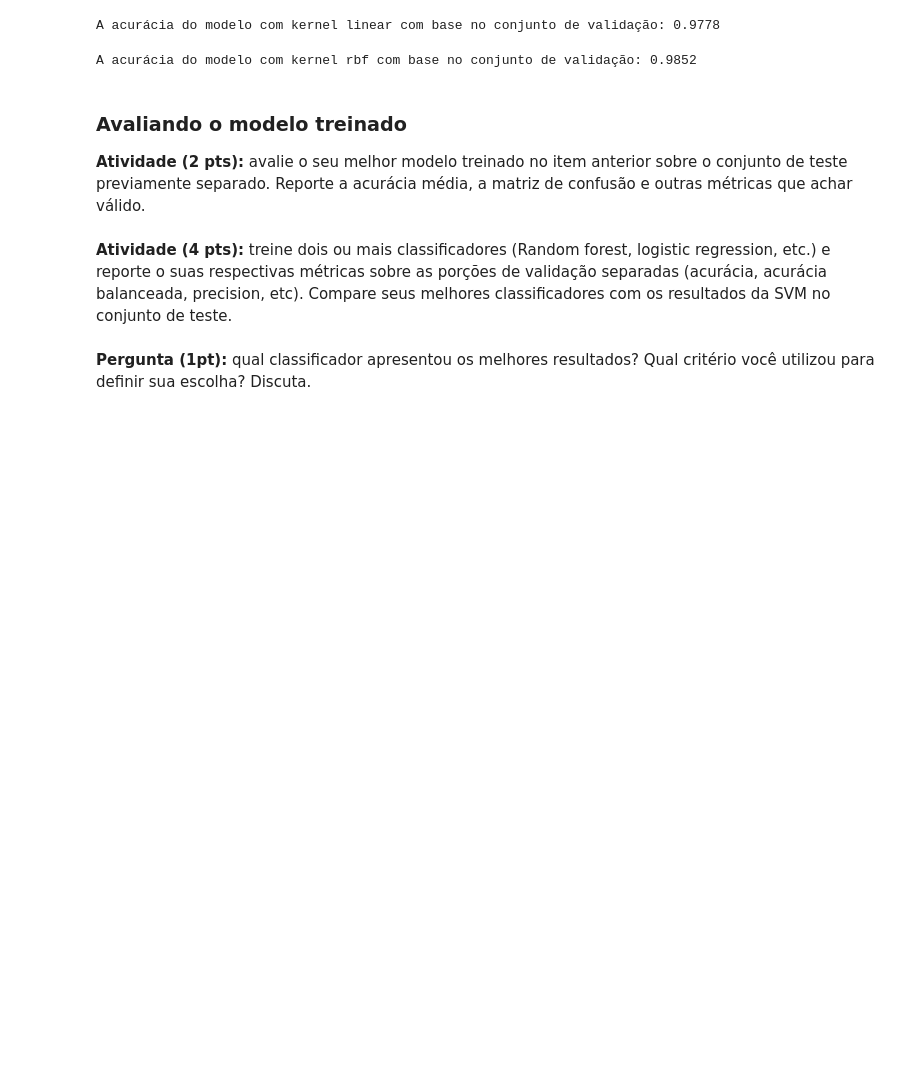
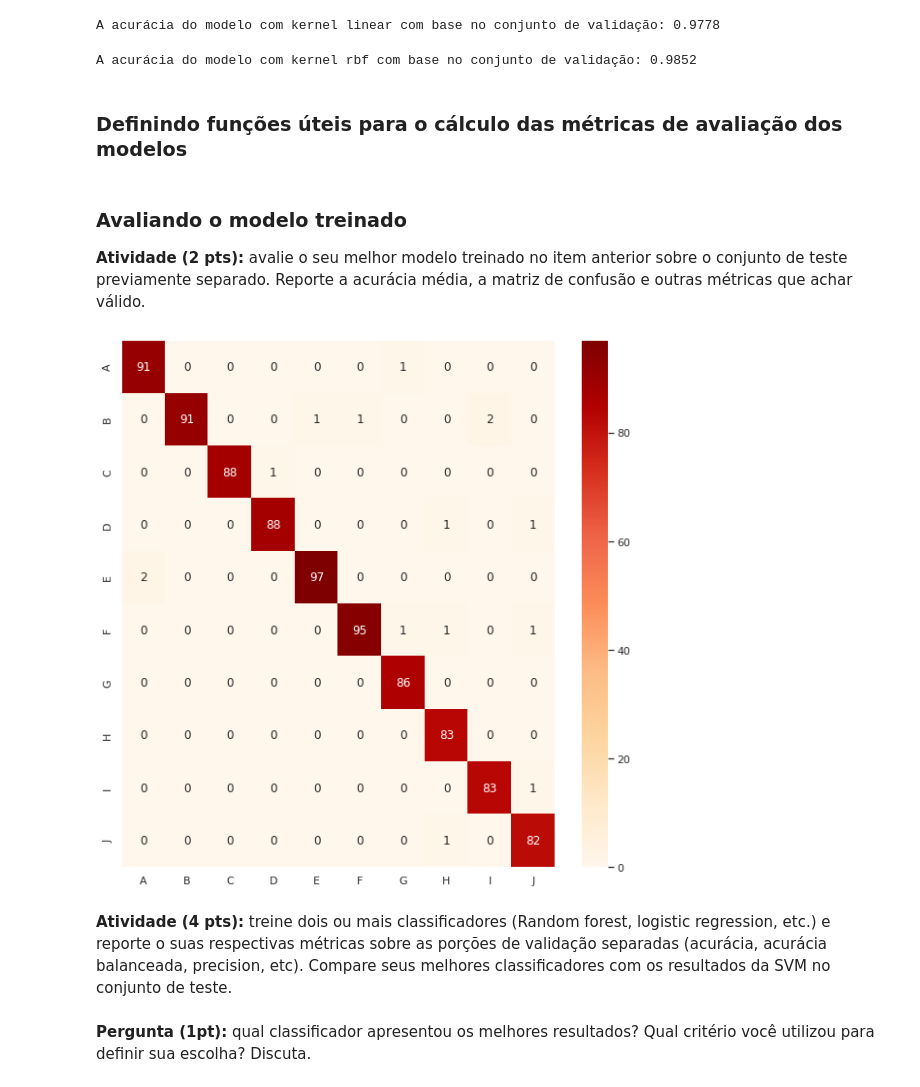
Before and after one commit to danielemontenegro/cursoAprendizadoSuperII, a Jupyter notebook: assignment-1.ipynb/assignment-1.ipynb, the cells around one changed output. Drawn from its saved outputs; the diff is of its cells as text; code cells hidden in the pictures; blank space fills up the shorter version.

Commit message:
adicionando a função para o calculo da matriz de confusão

```diff
--- a/assignment-1.ipynb/assignment-1.ipynb
+++ b/assignment-1.ipynb/assignment-1.ipynb
@@ -155,6 +157,17 @@ pred_rbf_y = clf_rbf.predict(x_val)
 print('A acurácia do modelo com kernel rbf com base no conjunto de validação: {0:0.4f}'.format(accuracy_score(y_val, pred_rbf_y)))
 # %% [output]
 A acurácia do modelo com kernel rbf com base no conjunto de validação: 0.9852
+# %% [markdown]
+### Definindo funções úteis para o cálculo das métricas de avaliação dos modelos
+# %%
+import matplotlib.pyplot as plt
+
+#função para o plot da matriz de confusão
+def plot_matriz_confusion(y_test, y_pred):
+    cm = confusion_matrix(y_test, y_pred)
+    df_cm = pd.DataFrame(cm, index = [i for i in "ABCDEFGHIJ"], columns = [i for i in "ABCDEFGHIJ"])
+    plt.figure(figsize = (10,10))
+    sns.heatmap(df_cm, annot=True,cmap="OrRd")
 # %% [markdown]
 ### Avaliando o modelo treinado
 
@@ -173,3 +177,11 @@ from sklearn.metrics import ConfusionMatrixDisplay
+# %%
+#
+from sklearn.metrics import confusion_matrix
+y_pred = clf_poly.predict(x_test)
+
+plot_matriz_confusion(y_pred, y_test)
+# %% [output]
+[figure, added]
 # %%
 #Calculando a Curva Roc
 from sklearn.metrics import roc_curve
```
Also changed, not shown: parts of 5 cells of this notebook, 1 other file.
